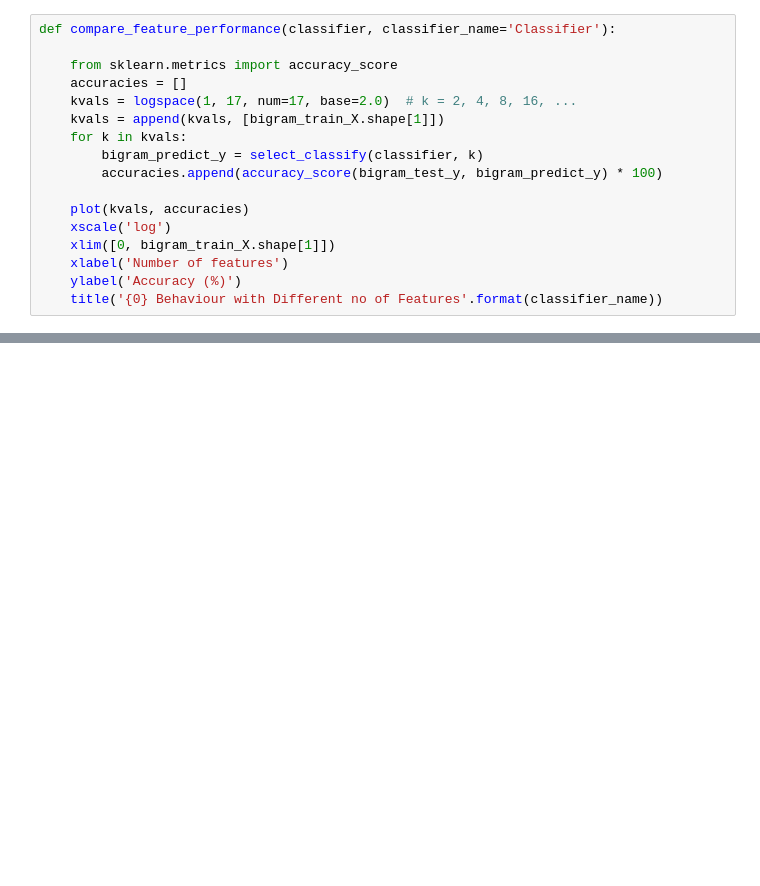
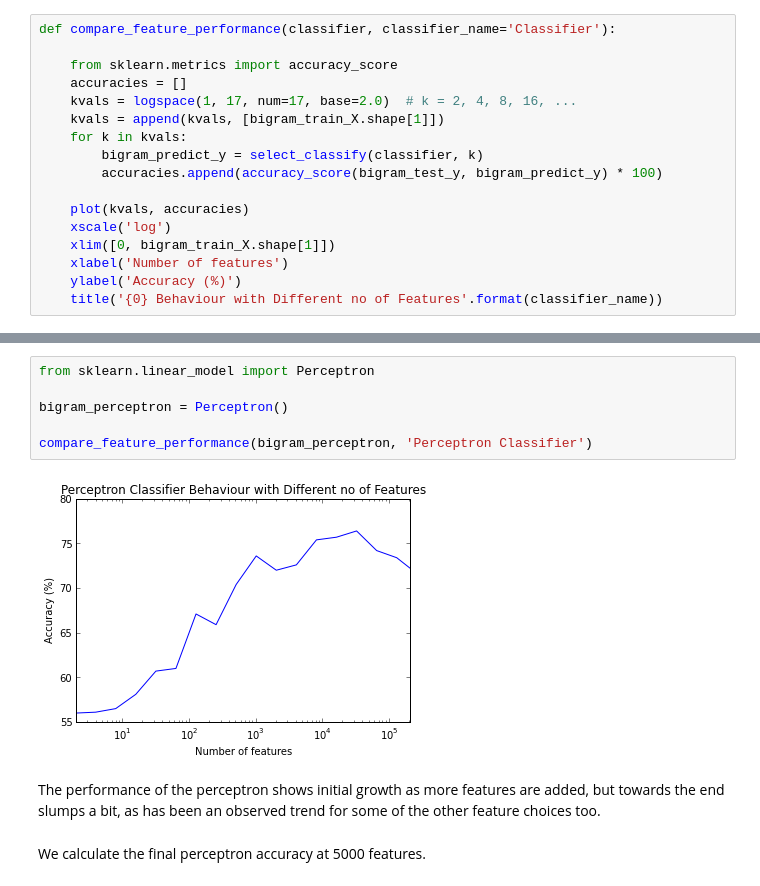
Before and after one commit to DJSagarAhire/Sentiment-Analysis-Comparative-Study, a Jupyter notebook: notebooks/04_Classification-Bigram-Counts.ipynb, the cells around one changed output, grey strips where cells are left out. Drawn from its saved outputs; the diff is of its cells as text; blank space fills up the shorter version.

```diff
--- a/notebooks/04_Classification-Bigram-Counts.ipynb
+++ b/notebooks/04_Classification-Bigram-Counts.ipynb
@@ -143,0 +263,12 @@ def compare_feature_performance(classifier, classifier_name='Classifier'):
+# %%
+from sklearn.linear_model import Perceptron
+
+bigram_perceptron = Perceptron()
+
+compare_feature_performance(bigram_perceptron, 'Perceptron Classifier')
+# %% [output]
+[figure, added]
+# %% [markdown]
+The performance of the perceptron shows initial growth as more features are added, but towards the end slumps a bit, as has been an observed trend for some of the other feature choices too.
+# %% [markdown]
+We calculate the final perceptron accuracy at 5000 features.
```
Also changed, not shown: parts of 45 cells of this notebook.
